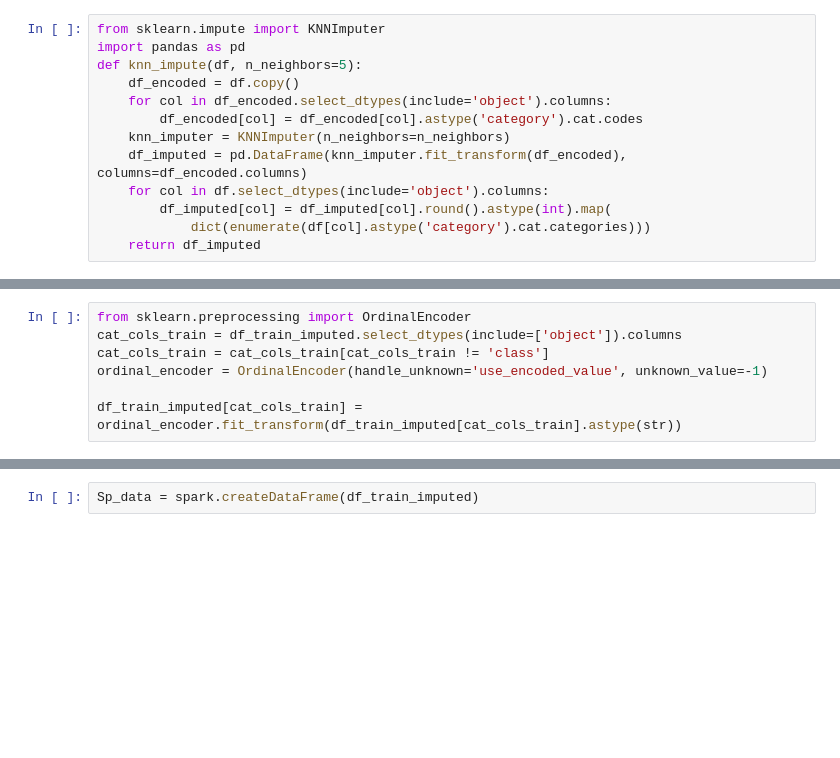
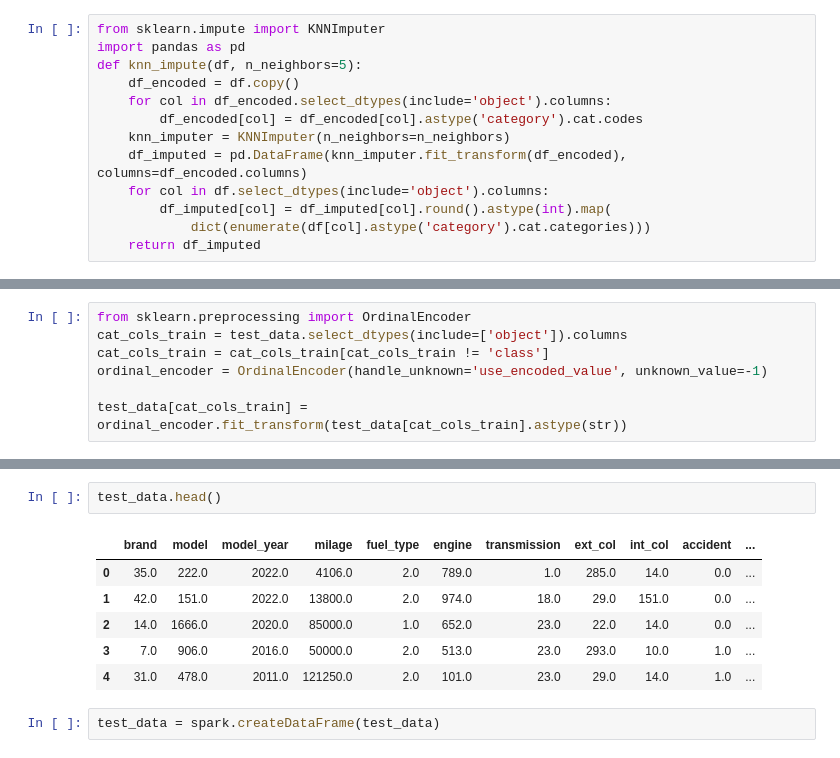
Before and after one commit to k17hawk/used-car-price-prediction, a Jupyter notebook: jupyter/feature_selectionTest.ipynb, the cells around one changed output, grey strips where cells are left out. Drawn from its saved outputs; the diff is of its cells as text; blank space fills up the shorter version.

```diff
--- a/jupyter/feature_selectionTest.ipynb
+++ b/jupyter/feature_selectionTest.ipynb
@@ -52,7 +75,7 @@ df_train_imputed = knn_impute(data.toPandas(), n_neighbors=25)
 # %%
 from sklearn.preprocessing import OrdinalEncoder
-cat_cols_train = df_train_imputed.select_dtypes(include=['object']).columns
+cat_cols_train = test_data.select_dtypes(include=['object']).columns
 cat_cols_train = cat_cols_train[cat_cols_train != 'class']
 ordinal_encoder = OrdinalEncoder(handle_unknown='use_encoded_value', unknown_value=-1)
 
-df_train_imputed[cat_cols_train] = ordinal_encoder.fit_transform(df_train_imputed[cat_cols_train].astype(str))
+test_data[cat_cols_train] = ordinal_encoder.fit_transform(test_data[cat_cols_train].astype(str))
@@ -74,2 +82,11 @@ dtype: int64
+# %%
+test_data.head()
+# %% [output]
+|  | brand | model | model_year | milage | fuel_type | engine | transmission | ext_col | int_col | accident | ... |
+| 0 | 35.0 | 222.0 | 2022.0 | 4106.0 | 2.0 | 789.0 | 1.0 | 285.0 | 14.0 | 0.0 | ... |
+| 1 | 42.0 | 151.0 | 2022.0 | 13800.0 | 2.0 | 974.0 | 18.0 | 29.0 | 151.0 | 0.0 | ... |
+| 2 | 14.0 | 1666.0 | 2020.0 | 85000.0 | 1.0 | 652.0 | 23.0 | 22.0 | 14.0 | 0.0 | ... |
+| 3 | 7.0 | 906.0 | 2016.0 | 50000.0 | 2.0 | 513.0 | 23.0 | 293.0 | 10.0 | 1.0 | ... |
+| 4 | 31.0 | 478.0 | 2011.0 | 121250.0 | 2.0 | 101.0 | 23.0 | 29.0 | 14.0 | 1.0 | ... |
 # %%
-Sp_data = spark.createDataFrame(df_train_imputed)
+test_data = spark.createDataFrame(test_data)
```
Also changed, not shown: parts of 11 cells of this notebook, 5 other files.
